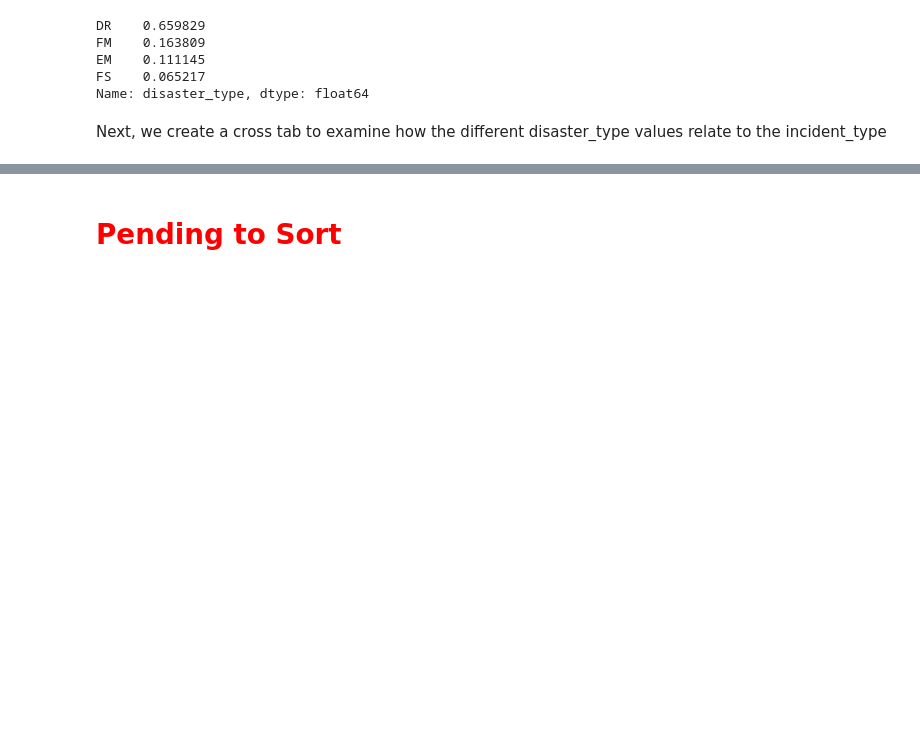
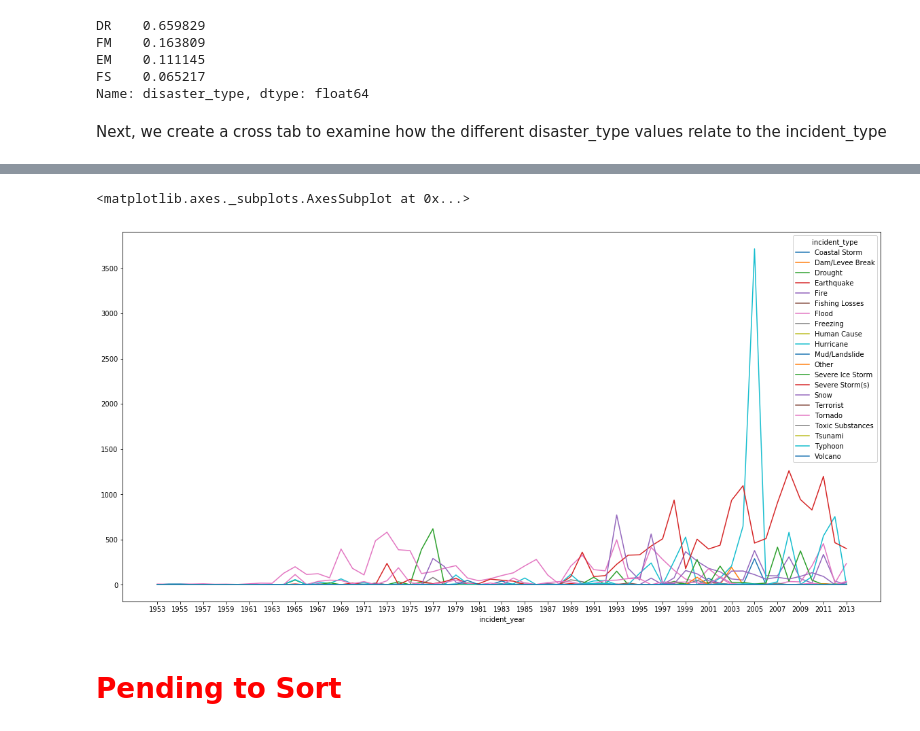
Before and after one commit to Bollack/analytics-disaster-project, a Jupyter notebook: EDA - Deliverable.ipynb, the cells around one changed output, grey strips where cells are left out. Cells and saved outputs as stored; diff of their text form; code cells hidden in the pictures; blank space fills up the shorter version.

```diff
--- a/EDA - Deliverable.ipynb
+++ b/EDA - Deliverable.ipynb
@@ -332,3 +370,10 @@ pd.crosstab(dfByDisasterNumber['disaster_type'], dfByDisasterNumber['incident_ty
+# %%
+disasterCountiesAffectedPerYear = pd.crosstab(dfByDisasterNumber["incident_year"], dfByDisasterNumber["incident_type"], dfByDisasterNumber["affected_counties"], aggfunc="sum")
+disasterCountiesAffectedPerYear = disasterCountiesAffectedPerYear.fillna(0)
+disasterCountiesAffectedPerYear.plot(xticks=range(1953, 2014, 2), figsize=(20,10))
+# %% [output]
+<matplotlib.axes._subplots.AxesSubplot at 0x...>
+[figure, added]
 # %% [markdown]
 # <font color=red>Pending to Sort</font>
 # %%
```
Also changed, not shown: parts of 5 cells of this notebook.
